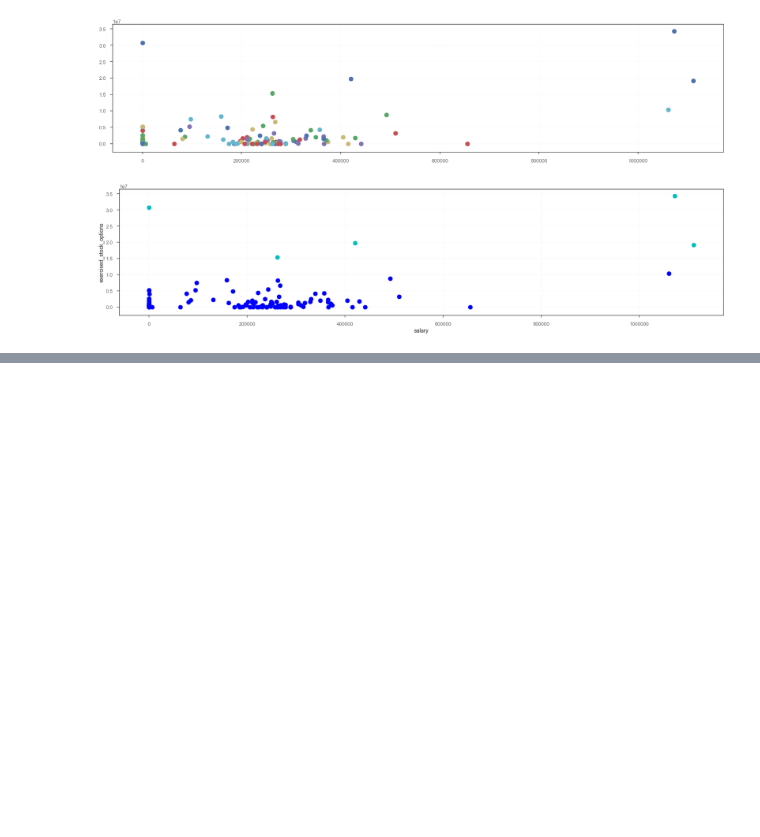
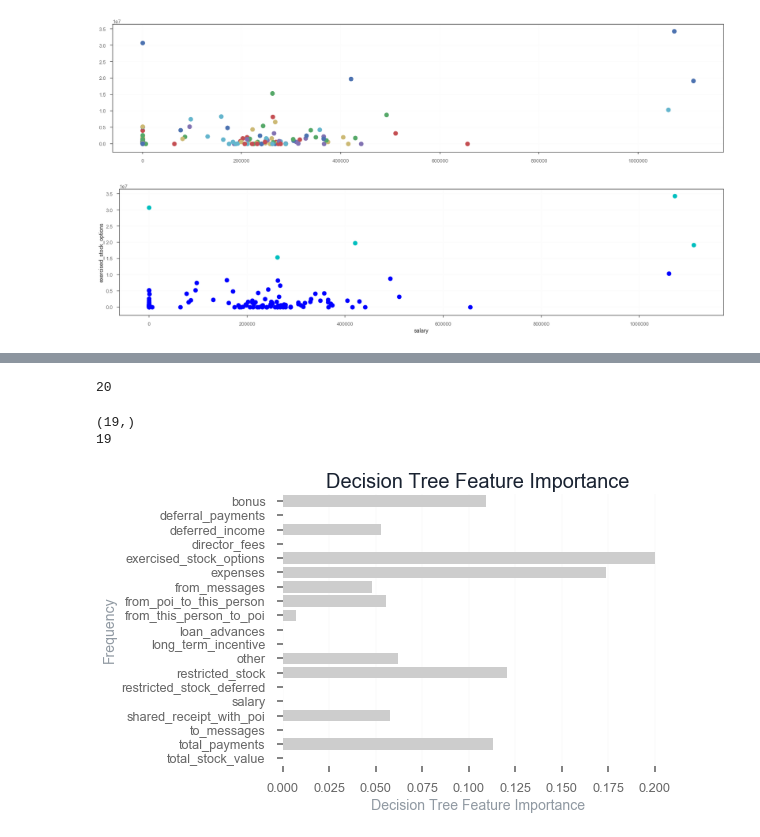
Before and after one commit to AdmcCarthy/Identify_Fraud_from_Enron_Email, a Jupyter notebook: final_project/Exploring the Enron Dataset.ipynb, the cells around one changed output, grey strips where cells are left out. Cells and saved outputs as stored; diff of their text form; code cells hidden in the pictures; blank space fills up the shorter version.

Commit message:
feat: Exploring the dataset notebooks

```diff
--- a/final_project/Exploring the Enron Dataset.ipynb
+++ b/final_project/Exploring the Enron Dataset.ipynb
@@ -456,0 +494,63 @@ except NameError:
+# %%
+# The first feature must be "poi".
+features_l = ['bonus',
+ 'deferral_payments',
+ 'deferred_income',
+ 'director_fees',
+ 'exercised_stock_options',
+ 'expenses',
+ 'from_messages',
+ 'from_poi_to_this_person',
+ 'from_this_person_to_poi',
+ 'loan_advances',
+ 'long_term_incentive',
+ 'other',
+ 'restricted_stock',
+ 'restricted_stock_deferred',
+ 'salary',
+ 'shared_receipt_with_poi',
+ 'to_messages',
+ 'total_payments',
+ 'total_stock_value'
+                ]
+
+features_list = ["poi"] + features_l
+print(len(features_list))
+f = "final_project_dataset.pkl"
+
+# Changed to rb for python to read binary
+with open(f, "rb") as data_file:
+    data_dict = pickle.load(data_file)
+
+# Task 2: Remove outliers
+data_dict.pop("TOTAL", None)
+
+my_dataset = data_dict
+
+# Extract features and labels from dataset for local testing
+data = feature_format.featureFormat(my_dataset, features_list, sort_keys=True)
+labels, features = feature_format.targetFeatureSplit(data)
+# %% [output]
+20
+# %%
+from sklearn.tree import DecisionTreeClassifier
+
+clf_1 = DecisionTreeClassifier()
+
+clf_1.fit(features, labels)
+
+feat_weight = clf_1.feature_importances_
+
+Feature_List2 = list(features_l)
+print(feat_weight.shape)
+print(len(Feature_List2))
+df_F_L = pd.DataFrame(Feature_List2)
+df_F_L["Feature_importance"] = feat_weight
+
+plt1 = figures.bar(x_v="Feature_importance",
+            name="Decision Tree Feature Importance",
+            variable=0, data=df_F_L, ax_size=(7, 5))
+# %% [output]
+(19,)
+19
+[figure, added]
```
Also changed, not shown: parts of 11 cells of this notebook, 4 other files.
